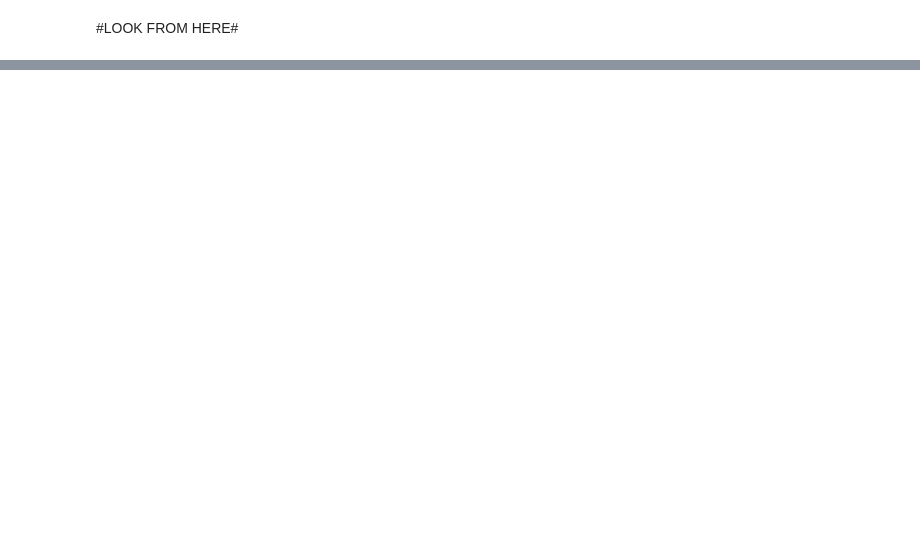
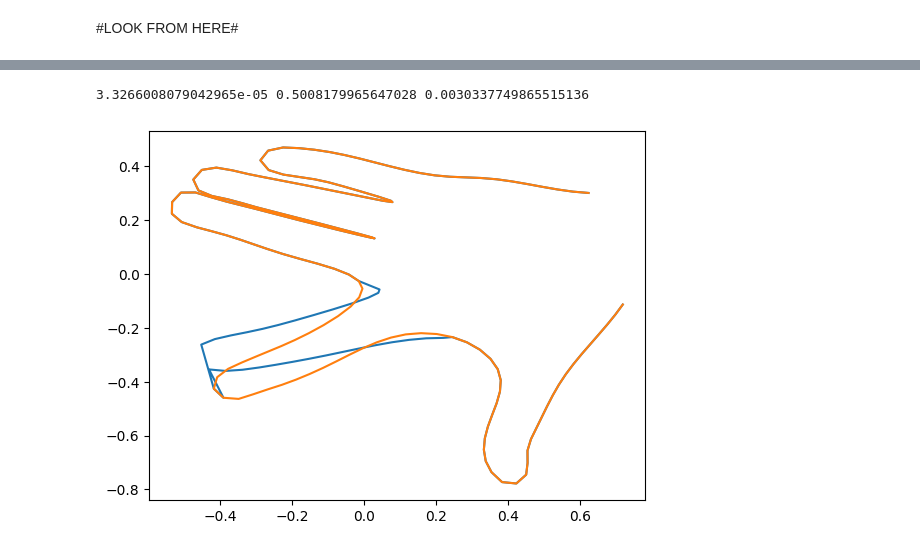
Before and after one commit to Salahidine2002/Statistical_shape_modeling, a Jupyter notebook: Statistical Analysis/Hands_reconstruction/Gaussian_process_hands.ipynb, the cells around one changed output, grey strips where cells are left out. Saved outputs shown, nothing was run; the diff lists cells and outputs as text; code cells hidden in the pictures; blank space fills up the shorter version.

```diff
--- a/Statistical Analysis/Hands_reconstruction/Gaussian_process_hands.ipynb
+++ b/Statistical Analysis/Hands_reconstruction/Gaussian_process_hands.ipynb
@@ -335,0 +351,13 @@ for i in range(len(Train_data)) :
+# %%
+params = [3, 0.0001]
+sigma = 0.001
+My_kernel = 1.0 * Matern(length_scale=params[0], nu=params[1])+ ConstantKernel()+ WhiteKernel(noise_level=sigma)
+GP = GPregressor(Input_dim=2, Nb_points=len(Mean_shape), kernel=My_kernel)
+GP.fit(Train_data[:, :])
+
+Test_shape = Test_data[2, :]
+Predicted_shape = GP.predict(Test_shape, Indexes)
+plot_hand([unmake_xy(Predicted_shape+mean_hand), unmake_xy(Test_shape+mean_hand)])
+# %% [output]
+3.3266008079042965e-05 0.5008179965647028 0.0030337749865515136
+[figure, added]
```
Also changed, not shown: parts of 8 cells of this notebook, 3 other files.
